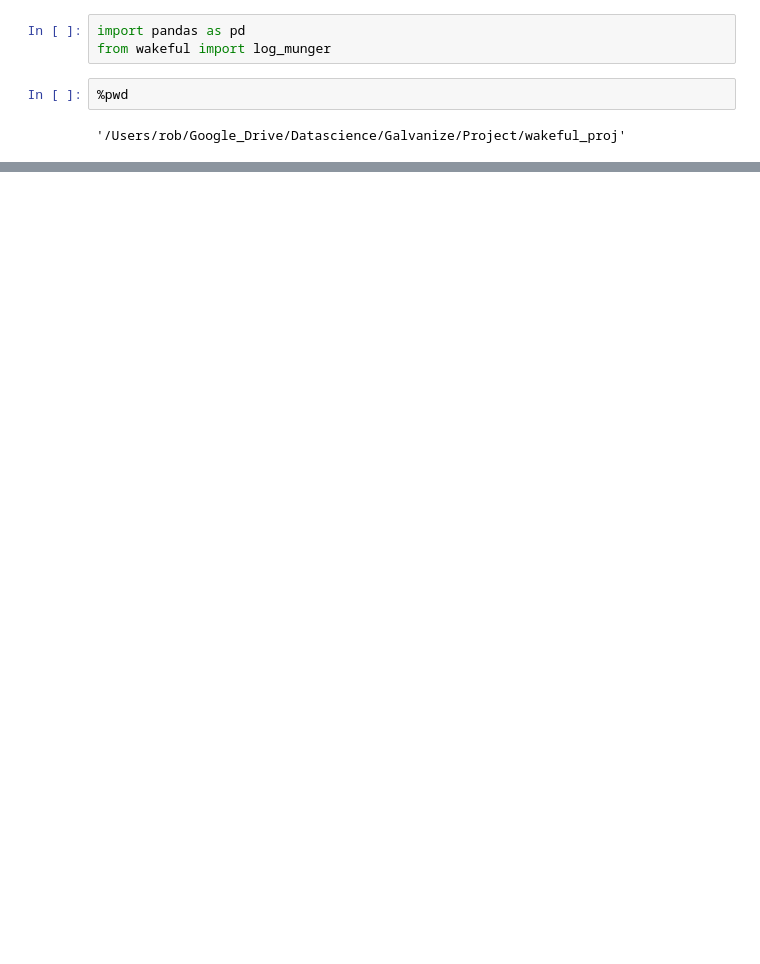
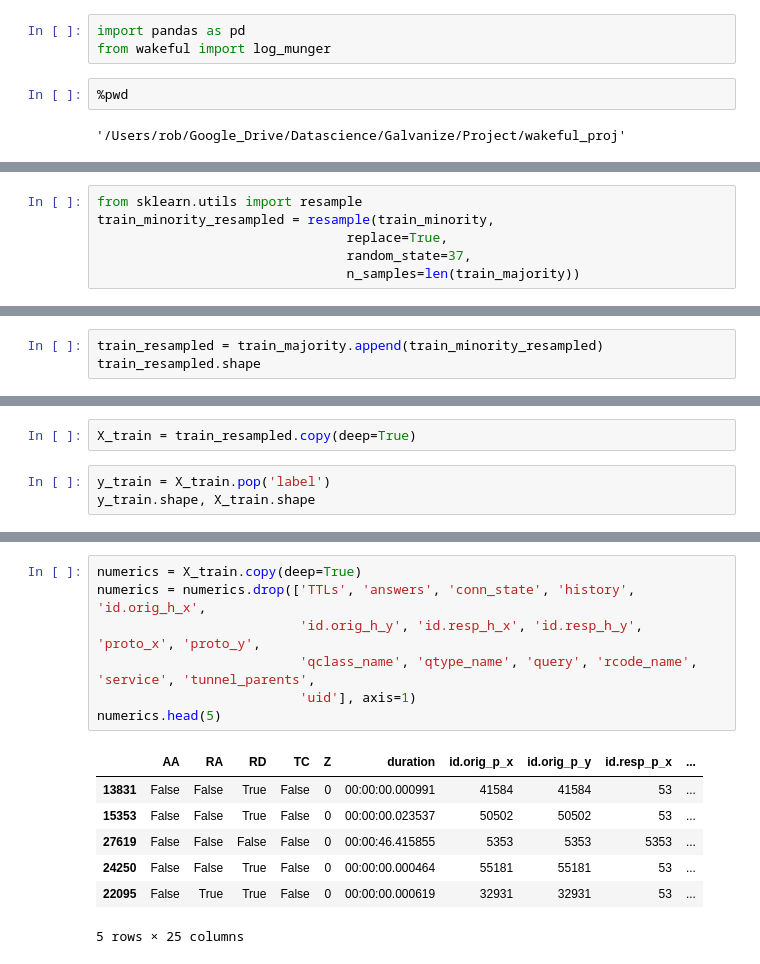
Before and after one commit to robOcity/wakeful, a Jupyter notebook: bro_logs.ipynb, the cells around one changed output, grey strips where cells are left out. Cells and saved outputs as stored; diff of their text form; blank space fills up the shorter version.

```diff
--- a/bro_logs.ipynb
+++ b/bro_logs.ipynb
@@ -58,0 +264,6 @@ conn_df.shape
+# %%
+from sklearn.utils import resample
+train_minority_resampled = resample(train_minority,
+                                replace=True,
+                                random_state=37,
+                                n_samples=len(train_majority))
@@ -58,0 +274,3 @@ conn_df.shape
+# %%
+train_resampled = train_majority.append(train_minority_resampled)
+train_resampled.shape
@@ -58,0 +279,5 @@ conn_df.shape
+# %%
+X_train = train_resampled.copy(deep=True)
+# %%
+y_train = X_train.pop('label')
+y_train.shape, X_train.shape
@@ -58,0 +320,15 @@ conn_df.shape
+# %%
+numerics = X_train.copy(deep=True)
+numerics = numerics.drop(['TTLs', 'answers', 'conn_state', 'history', 'id.orig_h_x',
+                          'id.orig_h_y', 'id.resp_h_x', 'id.resp_h_y', 'proto_x', 'proto_y',
+                          'qclass_name', 'qtype_name', 'query', 'rcode_name', 'service', 'tunnel_parents',
+                          'uid'], axis=1)
+numerics.head(5)
+# %% [output]
+|  | AA | RA | RD | TC | Z | duration | id.orig_p_x | id.orig_p_y | id.resp_p_x | ... |
+| 13831 | False | False | True | False | 0 | 00:00:00.000991 | 41584 | 41584 | 53 | ... |
+| 15353 | False | False | True | False | 0 | 00:00:00.023537 | 50502 | 50502 | 53 | ... |
+| 27619 | False | False | False | False | 0 | 00:00:46.415855 | 5353 | 5353 | 5353 | ... |
+| 24250 | False | False | True | False | 0 | 00:00:00.000464 | 55181 | 55181 | 53 | ... |
+| 22095 | False | True | True | False | 0 | 00:00:00.000619 | 32931 | 32931 | 53 | ... |
+5 rows × 25 columns
```
Also changed, not shown: parts of 49 cells of this notebook, 1 other file.
